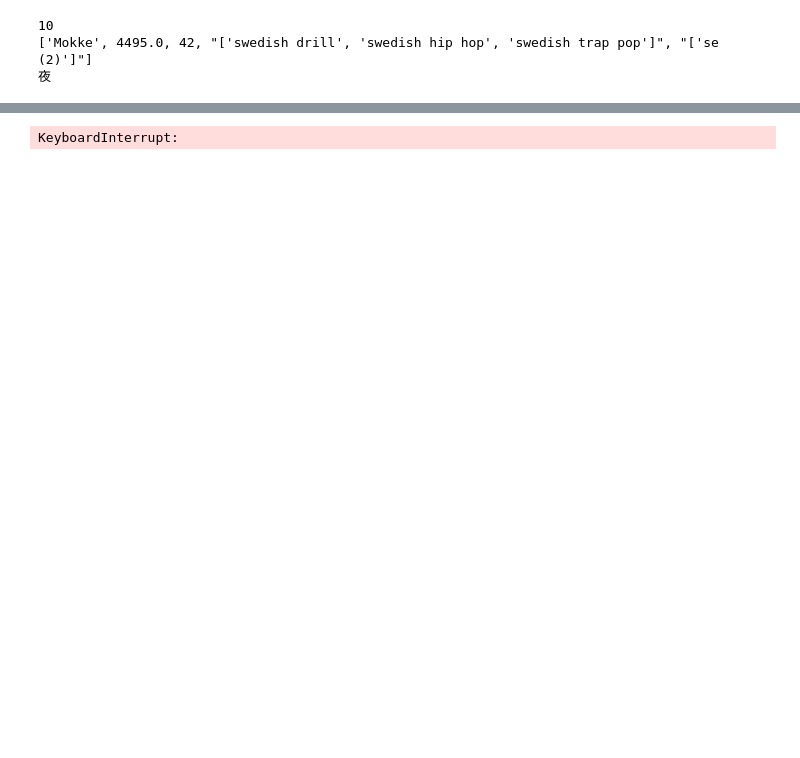
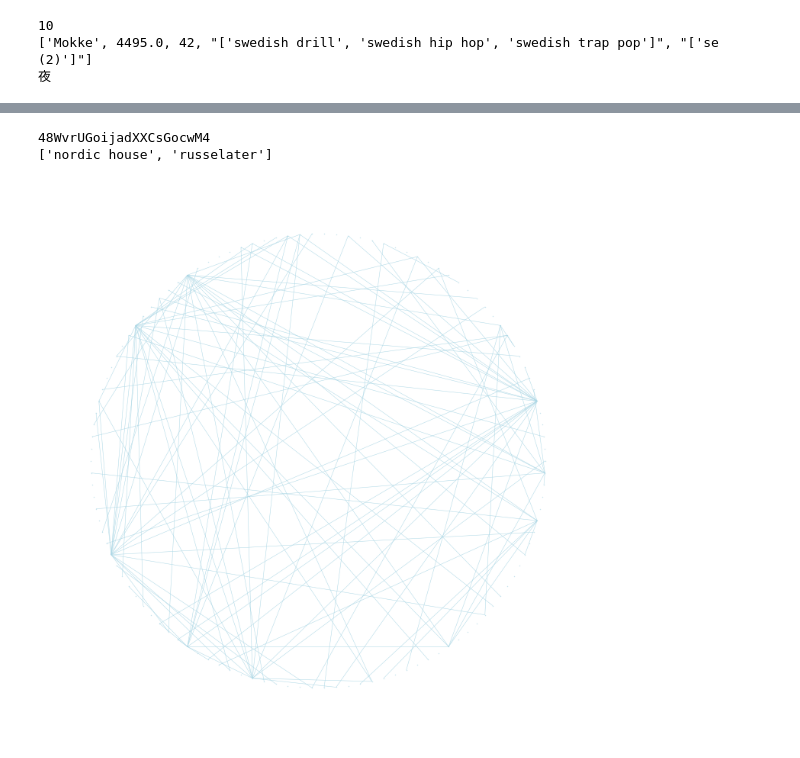
Before and after one commit to GiovanniFaldani/AlgorithmsInDataScience-Homework, a Jupyter notebook: final_project/Final HW.ipynb, the cells around one changed output, grey strips where cells are left out. Cells and saved outputs as stored; diff of their text form; code cells hidden in the pictures.

Commit message:
Added subgraph printing

```diff
--- a/final_project/Final HW.ipynb
+++ b/final_project/Final HW.ipynb
@@ -137,29 +135,54 @@ KeyboardInterrupt
 # %%
 from matplotlib import pylab
 #https://stackoverflow.com/questions/17381006/large-graph-visualization-with-python-and-networkx
 
 def save_graph(graph,file_name):
     #initialze Figure
     plt.figure(num=None, figsize=(20, 20), dpi=80)
     plt.axis('off')
     fig = plt.figure(1)
     pos = nx.spring_layout(graph)
     nx.draw_networkx_nodes(graph,pos)
     nx.draw_networkx_edges(graph,pos)
     #nx.draw_networkx_labels(graph,pos)
 
     cut = 1.00
     xmax = cut * max(xx for xx, yy in pos.values())
     ymax = cut * max(yy for xx, yy in pos.values())
     plt.xlim(0, xmax)
     plt.ylim(0, ymax)
 
     plt.savefig(file_name,bbox_inches="tight")
     pylab.close()
     del fig
 
+# https://networkx.org/documentation/stable/reference/classes/graph.html
+def print_genre(graph, genre):
+    H = nx.Graph()
+    genreList = nx.get_node_attributes(graph, "genres")
+    ids = list(genreList.keys())
+    print(ids[0])
+    print(genreList[ids[0]])
+
+    subgraphNodes = []
+    for i in range(len(ids)):
+        if genre in genreList[ids[i]]:
+            subgraphNodes.append(ids[i])
+
+    H = graph.subgraph(subgraphNodes)
+
+    g_draw = H
+
+    fig = plt.figure(figsize=(10,10))
+    pos = nx.circular_layout(g_draw)
+    nx.draw(g_draw, pos, node_color='lightblue', edge_color='lightblue', node_size=0.1, with_labels = False, width=0.5)
+
 #Assuming that the graph g has nodes and edges entered
-save_graph(G,"my_graph.pdf")
+#save_graph(G,"my_graph.pdf")
+print_genre(G, "modern reggae")
+plt.savefig('./Figures/subgraph.png',dpi=300)
+plt.show()
 # %% [output]
-KeyboardInterrupt:
+48WvrUGoijadXXCsGocwM4
+['nordic house', 'russelater']
-[figure, old version]
+[figure, new version]
```
Also changed, not shown: parts of 2 cells of this notebook.
